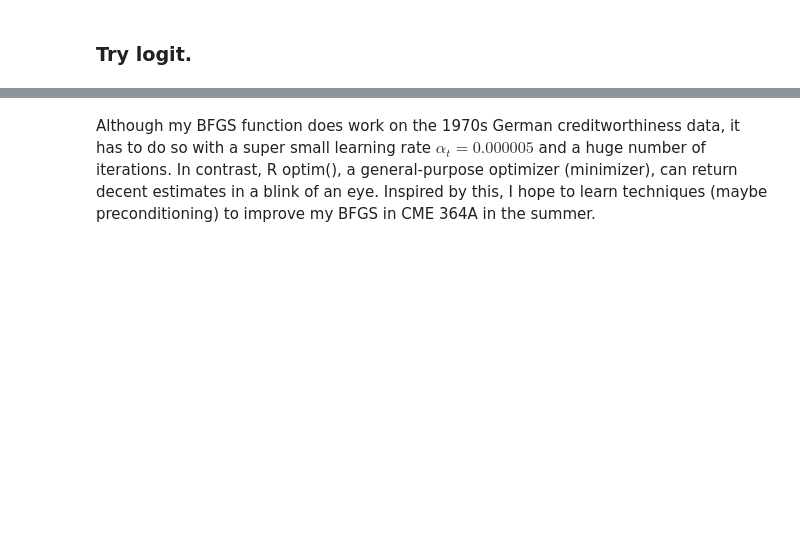
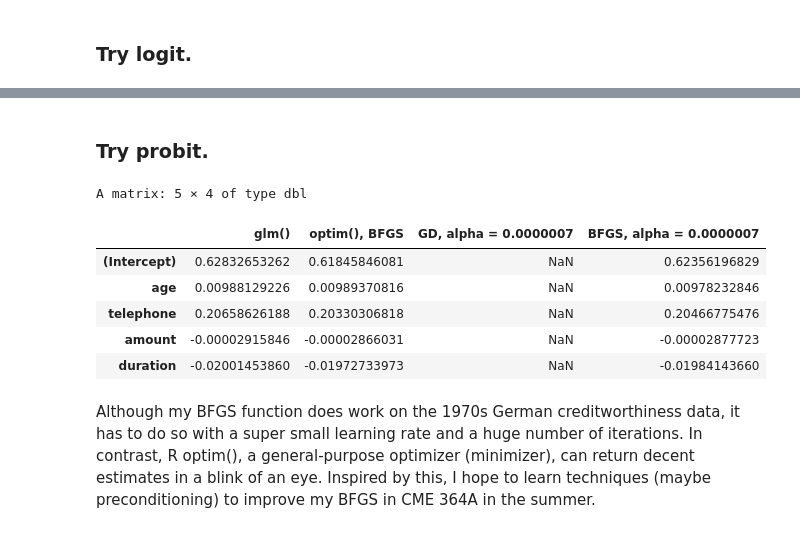
Before and after one commit to uclayanbo/OptimizationProjects, a Jupyter notebook: Project 2 - Generalized Linear Models.ipynb, the cells around one changed output, grey strips where cells are left out. Saved outputs shown, nothing was run; the diff lists cells and outputs as text; code cells hidden in the pictures; blank space fills up the shorter version.

```diff
--- a/Project 2 - Generalized Linear Models.ipynb
+++ b/Project 2 - Generalized Linear Models.ipynb
@@ -457,2 +457,22 @@ A matrix: 5 × 4 of type dbl
+# %% [markdown]
+### Try probit.
+# %%
+probit <- glm(repaid ~ age + telephone + amount + duration, data = repayment, family = binomial(link = "probit"))
+betalist_gd <- gradient_descent(X, y, error_func = probit_cost, grad_func = probit_gradient,
+                                alpha = 0.0000007, num_iters = 10^5)
+betalist_bfgs <- bfgs(X, y, error_func = probit_cost, grad_func = probit_gradient, alpha = 0.0000007, num_iters = 7*10^6)
+opt <- optim(par = rep(0, ncol(X)), fn = probit_cost, gr = probit_gradient, y = y, X = X, method = "BFGS")
+
+display <- cbind(coef(probit), opt$par, betalist_gd[[1]], betalist_bfgs[[1]])
+colnames(display) <- c("glm()", "optim(), BFGS", "GD, alpha = 0.0000007", "BFGS, alpha = 0.0000007")
+display
+# %% [output]
+A matrix: 5 × 4 of type dbl
+|  | glm() | optim(), BFGS | GD, alpha = 0.0000007 | BFGS, alpha = 0.0000007 |
+| (Intercept) | 0.62832653262 | 0.61845846081 | NaN | 0.62356196829 |
+| age | 0.00988129226 | 0.00989370816 | NaN | 0.00978232846 |
+| telephone | 0.20658626188 | 0.20330306818 | NaN | 0.20466775476 |
+| amount | -0.00002915846 | -0.00002866031 | NaN | -0.00002877723 |
+| duration | -0.02001453860 | -0.01972733973 | NaN | -0.01984143660 |
 # %% [markdown]
-Although my BFGS function does work on the 1970s German creditworthiness data, it has to do so with a super small learning rate $\alpha_t = 0.000005$ and a huge number of iterations. In contrast, R optim(), a general-purpose optimizer (minimizer), can return decent estimates in a blink of an eye. Inspired by this, I hope to learn techniques (maybe preconditioning) to improve my BFGS in CME 364A in the summer.
+Although my BFGS function does work on the 1970s German creditworthiness data, it has to do so with a super small learning rate and a huge number of iterations. In contrast, R optim(), a general-purpose optimizer (minimizer), can return decent estimates in a blink of an eye. Inspired by this, I hope to learn techniques (maybe preconditioning) to improve my BFGS in CME 364A in the summer.
```
Also changed, not shown: parts of 5 cells of this notebook.
